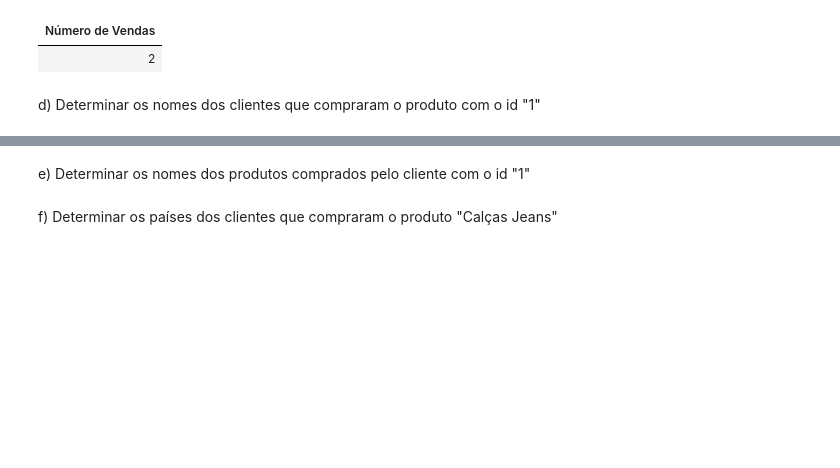
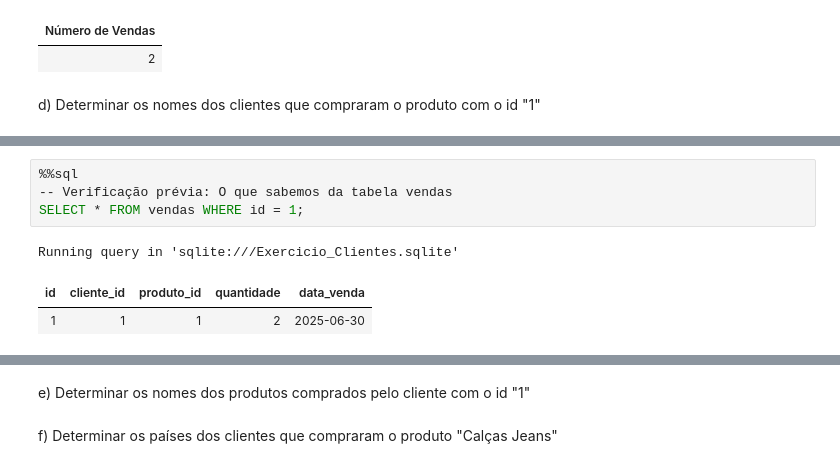
Before and after one commit to jpedrodias/FundamentosSQL, a Jupyter notebook: Week03/Exercicio_Clientes_resolvido.ipynb, the cells around one changed output, grey strips where cells are left out. Saved outputs shown, nothing was run; the diff lists cells and outputs as text; blank space fills up the shorter version.

```diff
--- a/Week03/Exercicio_Clientes_resolvido.ipynb
+++ b/Week03/Exercicio_Clientes_resolvido.ipynb
@@ -894,0 +916,8 @@ d) Determinar os nomes dos clientes que compraram o produto com o id "1"
+# %%
+%%sql
+-- Verificação prévia: O que sabemos da tabela vendas
+SELECT * FROM vendas WHERE id = 1;
+# %% [output]
+Running query in 'sqlite:///Exercicio_Clientes.sqlite'
+| id | cliente_id | produto_id | quantidade | data_venda |
+| 1 | 1 | 1 | 2 | 2025-06-30 |
```
Also changed, not shown: parts of 7 cells of this notebook.
